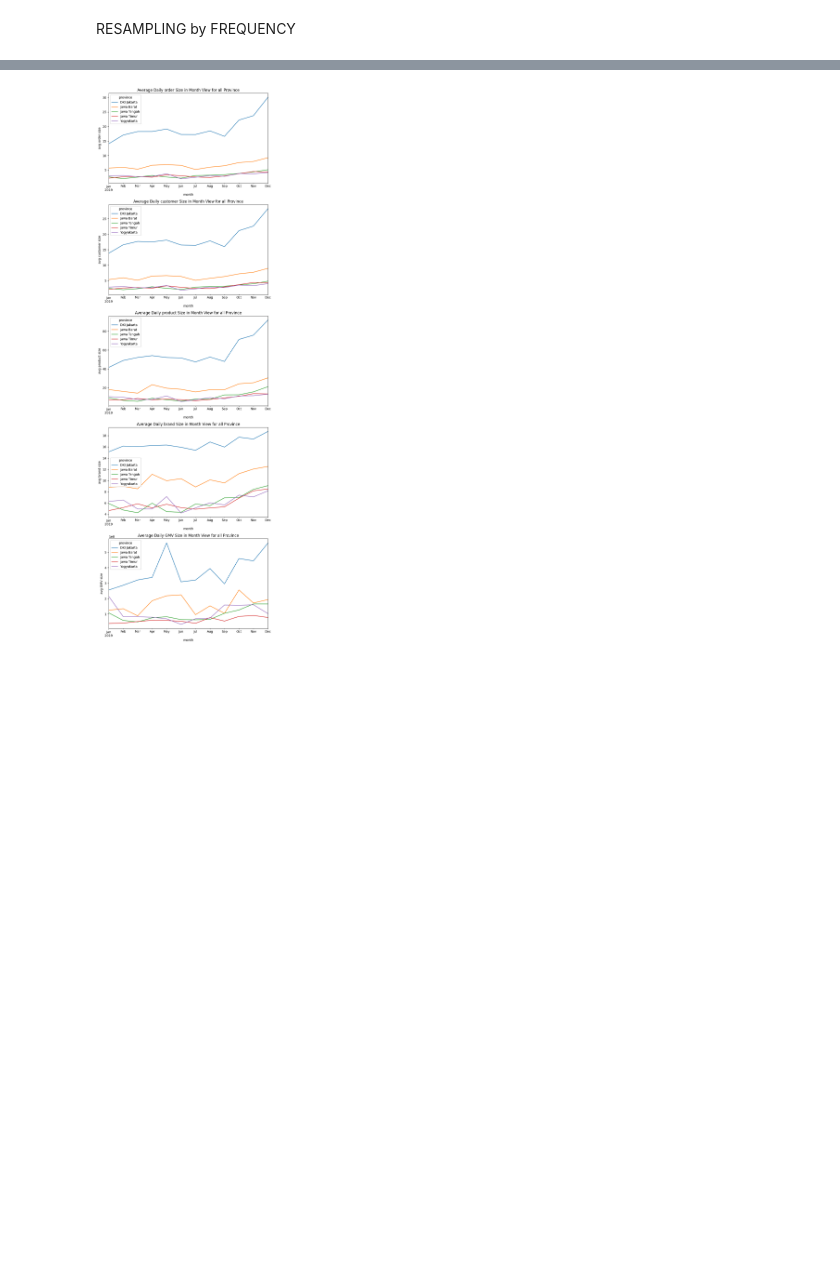
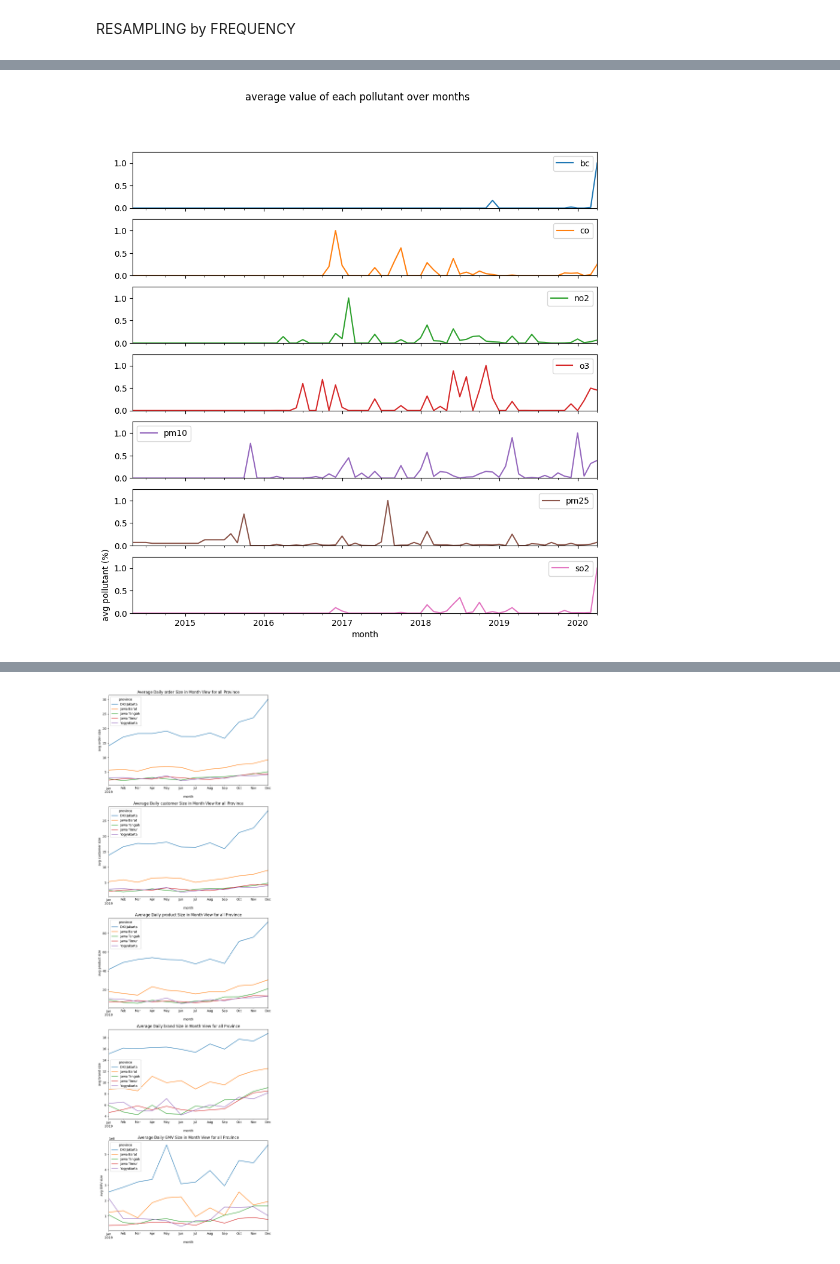
Before and after one commit to ArdiansyahIhsan/Data-Manipulation-with-Pandas, a Jupyter notebook: data_manipulationn2.ipynb, the cells around one changed output, grey strips where cells are left out. Saved outputs shown, nothing was run; the diff lists cells and outputs as text; code cells hidden in the pictures; blank space fills up the shorter version.

```diff
--- a/data_manipulationn2.ipynb
+++ b/data_manipulationn2.ipynb
@@ -365,8 +724,8 @@ print('Resampling daily to 2 monthly - mean - ffill (5 teratas):\n', gaq_2monthl
 # %%
 import pandas as pd
 import matplotlib.pyplot as plt
-# Load dataset https://storage.googleapis.com/dqlab-dataset/LO4/global_air_quality_4000rows.csv
-gaq = pd.read_csv('https://storage.googleapis.com/dqlab-dataset/LO4/global_air_quality_4000rows.csv')
+# Load dataset
+gaq = pd.read_csv('global_air_quality_4000rows.csv')
 gaq['timestamp'] = pd.to_datetime(gaq['timestamp'])
 gaq = gaq.set_index('timestamp')
 # [1] Membuat pivot table yang menunjukkan waktu di baris nya dan masing-masing value dari pollutant nya dalam kolom
@@ -390,3 +749,4 @@ line1.plot(
 plt.ylabel('avg pollutant (%)')
 plt.xlabel('month')
 plt.show()
+# %% [output]
@@ -393,3 +761,4 @@ plt.show()
+[figure, added]
 # %%
 import pandas as pd
 import matplotlib.pyplot as plt
```
Also changed, not shown: parts of 29 cells of this notebook, 16 other files.
